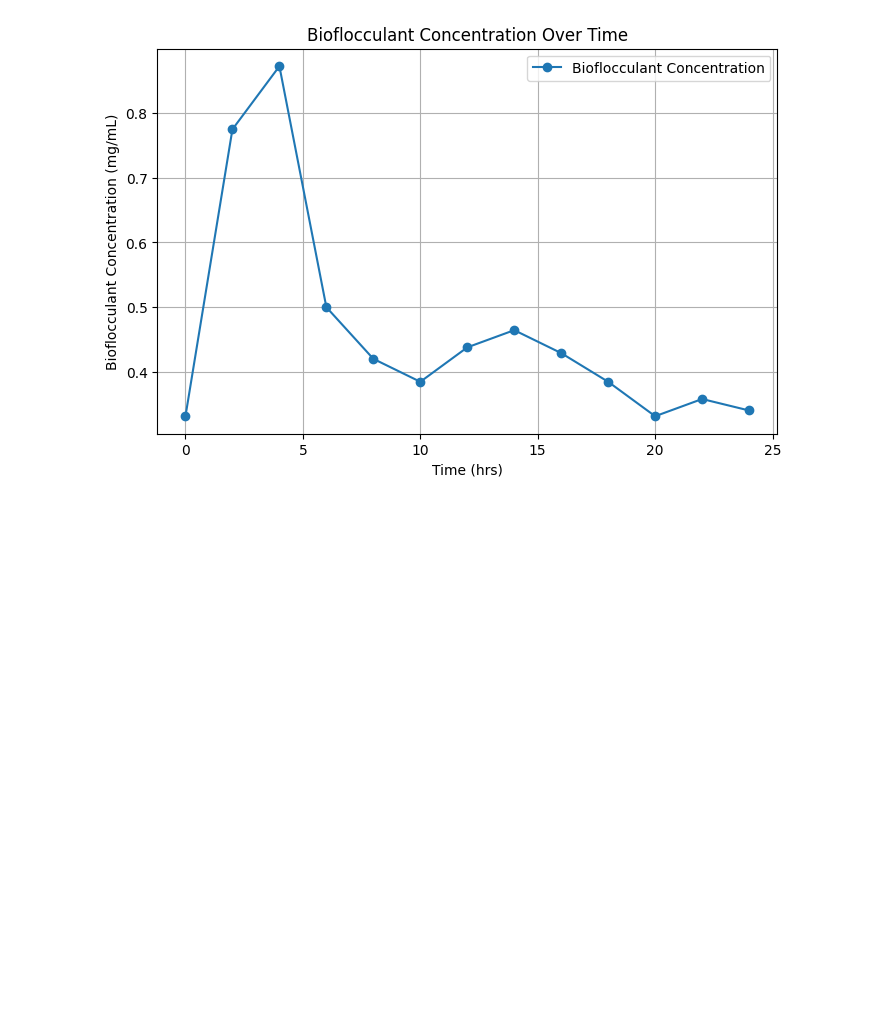
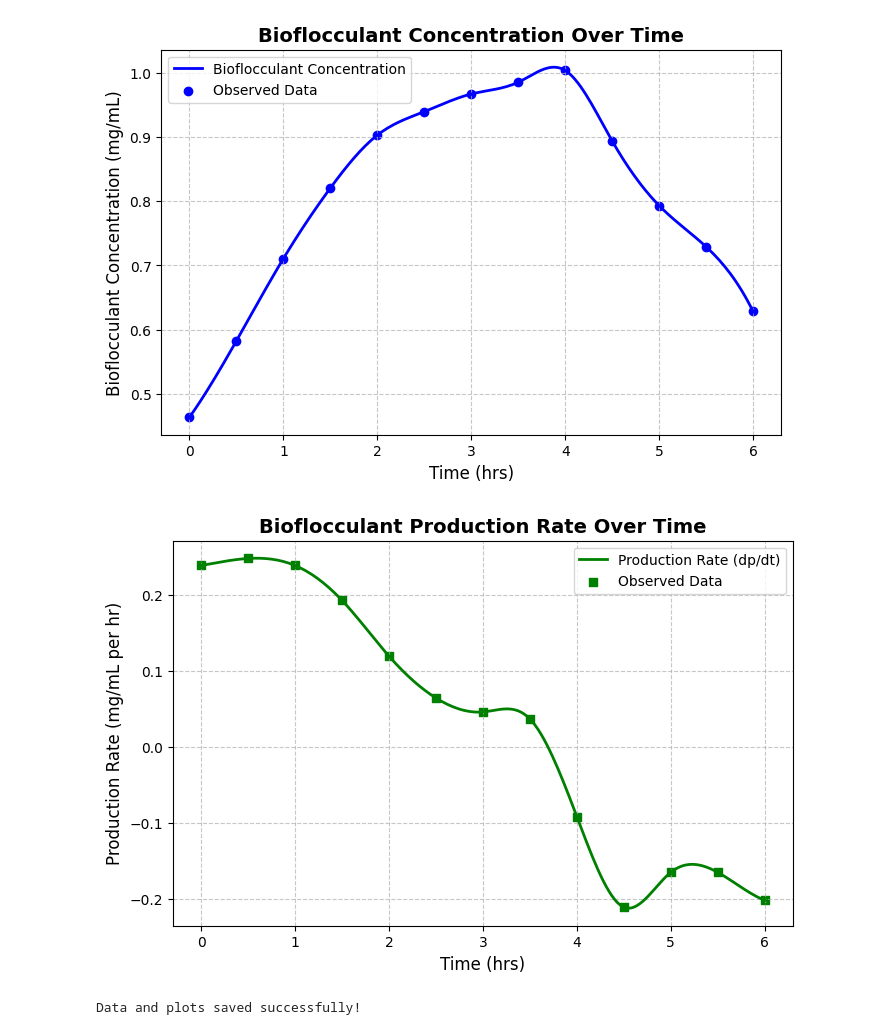
Before and after one commit to Xanderflux/BioKinetica, a Jupyter notebook: index.ipynb, the cells around one changed output. Cells and saved outputs as stored; diff of their text form; code cells hidden in the pictures; blank space fills up the shorter version.

```diff
--- a/index.ipynb
+++ b/index.ipynb
@@ -251,30 +384,68 @@ Growth Rate (r): 9.567888367859517e-06
 # %%
+import pandas as pd
+import numpy as np
+import matplotlib.pyplot as plt
+from scipy.interpolate import make_interp_spline  # For smooth curves
 
-#Bioflocculant Production
-#Experimental Data (time, absorbance, pH, temp)
-
-experimental_data = {'Time (hrs)': [0, 2, 4, 6, 8, 10, 12, 14, 16, 18, 20, 22, 24], # Time Values
- 'Absorbance': [0.33, 0.83, 0.94, 0.52, 0.43, 0.39, 0.45, 0.48, 0.44, 0.39, 0.33, 0.36, 0.34], # Measured Absorbance values
- 'pH': [5.0, 5.0, 5.0, 5.5, 5.6, 6.0, 5.0, 5.8, 6.0, 4.0, 6.0, 4.0, 5.0], # pH values
- 'Temperature (℃)': [27.0, 30.0, 28.0, 26.5, 26.5, 33.0, 31.0, 26.5, 26.0, 33.5, 34.5, 36.5, 35.0], # Temperature values
+# Bioflocculant Production - Experimental Data
+bioflocculant_data = {
+    "Time (hrs)": [0.0, 0.5, 1.0, 1.5, 2.0, 2.5, 3.0, 3.5, 4.0, 4.5, 5.0, 5.5, 6.0],
+    "Absorbance": [0.48, 0.61, 0.75, 0.87, 0.96, 1.00, 1.03, 1.05, 1.07, 0.95, 0.84, 0.77, 0.66]
 }
 
-exp_bp_df = pd.DataFrame(experimental_data)
+# Convert to DataFrame
+bioflocculant_df = pd.DataFrame(bioflocculant_data)
 
-# Convert Absorbance to Bioflocculant Concentration using Calibration curve
-exp_bp_df["Bioflocculant Concentration (mg/mL)"] = (exp_bp_df["Absorbance"] * slope) + intercept
+# Convert Absorbance to Bioflocculant Concentration using Calibration Curve
+bioflocculant_df["Bioflocculant Concentration (mg/mL)"] = (bioflocculant_df["Absorbance"] - intercept) / slope
 
 # Compute Production Rate (dp/dt) using Finite Differences
-exp_bp_df["Production Rate (mg/mL per hr)"] = np.gradient(exp_bp_df["Bioflocculant Concentration (mg/mL)"], exp_bp_df["Time (hrs)"])
+bioflocculant_df["Production Rate (mg/mL per hr)"] = np.gradient(
+    bioflocculant_df["Bioflocculant Concentration (mg/mL)"], bioflocculant_df["Time (hrs)"]
+)
 
-# Plot Bioflocculant Concentration Over Time
+# Generate Smooth Time Points for Interpolation
+smooth_time = np.linspace(bioflocculant_df["Time (hrs)"].min(), bioflocculant_df["Time (hrs)"].max(), 200)
+
+# Interpolate for smooth curves
+spline_concentration = make_interp_spline(bioflocculant_df["Time (hrs)"], bioflocculant_df["Bioflocculant Concentration (mg/mL)"])
+smooth_concentration = spline_concentration(smooth_time)
+
+spline_production_rate = make_interp_spline(bioflocculant_df["Time (hrs)"], bioflocculant_df["Production Rate (mg/mL per hr)"])
+smooth_production_rate = spline_production_rate(smooth_time)
+
+# Plot Bioflocculant Concentration Over Time (Smooth)
 plt.figure(figsize=(8, 5))
-plt.plot(exp_bp_df["Time (hrs)"], exp_bp_df["Bioflocculant Concentration (mg/mL)"], marker='o', linestyle='-', label="Bioflocculant Concentration")
-plt.xlabel("Time (hrs)")
-plt.ylabel("Bioflocculant Concentration (mg/mL)")
-plt.title("Bioflocculant Concentration Over Time")
+plt.plot(
+    smooth_time, smooth_concentration, color='b', linewidth=2, label="Bioflocculant Concentration"
+)
+plt.scatter(bioflocculant_df["Time (hrs)"], bioflocculant_df["Bioflocculant Concentration (mg/mL)"], color='b', marker='o', label="Observed Data")
+plt.xlabel("Time (hrs)", fontsize=12)
+plt.ylabel("Bioflocculant Concentration (mg/mL)", fontsize=12)
+plt.title("Bioflocculant Concentration Over Time", fontsize=14, fontweight='bold')
 plt.legend()
-plt.grid()
+plt.grid(True, linestyle="--", alpha=0.7)
+plt.savefig(f"{folder}/bioflocculant_concentration_curve.png", dpi=300)
 plt.show()
+
+# Plot Bioflocculant Production Rate Over Time (Smooth)
+plt.figure(figsize=(8, 5))
+plt.plot(
+    smooth_time, smooth_production_rate, color='green', linewidth=2, label="Production Rate (dp/dt)"
+)
+plt.scatter(bioflocculant_df["Time (hrs)"], bioflocculant_df["Production Rate (mg/mL per hr)"], color='green', marker='s', label="Observed Data")
+plt.xlabel("Time (hrs)", fontsize=12)
+plt.ylabel("Production Rate (mg/mL per hr)", fontsize=12)
+plt.title("Bioflocculant Production Rate Over Time", fontsize=14, fontweight='bold')
+plt.legend()
+plt.grid(True, linestyle="--", alpha=0.7)
+plt.savefig(f"{folder}/bioflocculant_production_rate.png", dpi=300)
+plt.show()
+
+# Save DataFrame to CSV
+bioflocculant_df.to_csv("bioflocculant_production_data.csv", index=False)
+print("Data and plots saved successfully!")
 # %% [output]
-[figure, old version]
+[figure, new version]
+[figure, added]
+Data and plots saved successfully!
```
Also changed, not shown: parts of 22 cells of this notebook, 23 other files.
